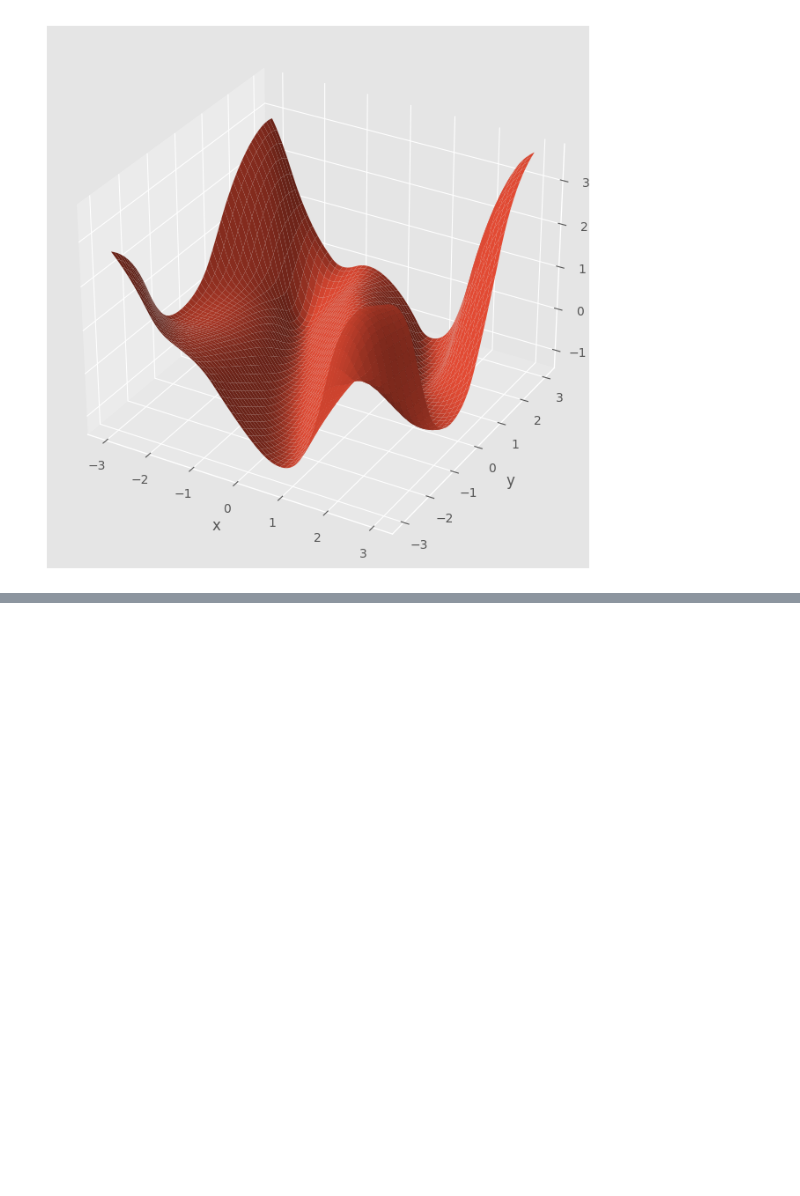
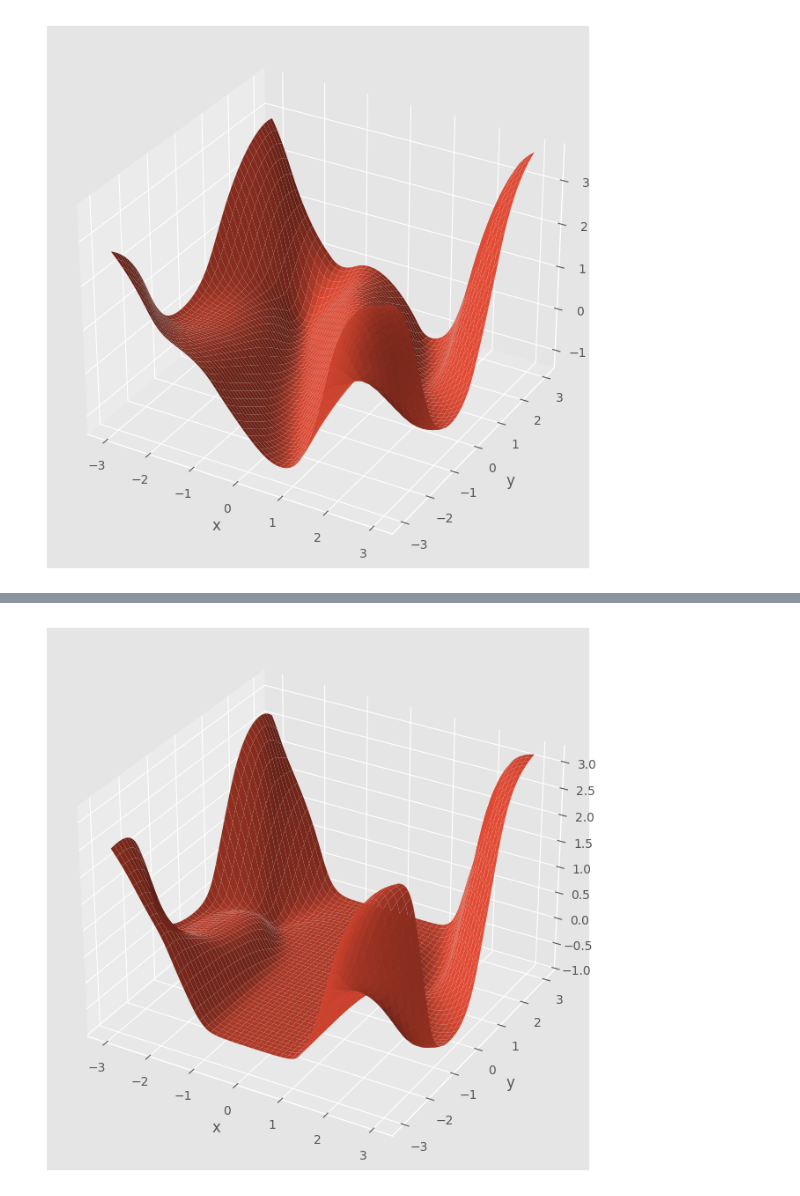
Before and after one commit to Marco-Gal/Bayesian-Neural-Network-Project, a Jupyter notebook: Multivariate Function/Multivariate Function Gaussian Network.ipynb, the cells around one changed output, grey strips where cells are left out. Cells and saved outputs as stored; diff of their text form; code cells hidden in the pictures; blank space fills up the shorter version.

```diff
--- a/Multivariate Function/Multivariate Function Gaussian Network.ipynb
+++ b/Multivariate Function/Multivariate Function Gaussian Network.ipynb
@@ -32,8 +32,8 @@ def normalised_ground_truth(x1,x2):
 
 
 def generate_dataset(size=500, noise=0.15, split=0.3):
-    x1_grid = np.linspace(-3, 3, 1000)
-    x2_grid = np.linspace(-3, 3, 1000)
+    x1_grid = np.linspace(-3, 3, 500)
+    x2_grid = np.linspace(-3, 3, 500)
     x1, x2 = np.meshgrid(x1_grid, x2_grid) # make grid
     x_grid = np.column_stack((x1.flatten(), x2.flatten())) # flatten to pass into function
     ys = normalised_ground_truth(x_grid[:, 0], x_grid[:, 1])
@@ -184,16 +330,16 @@ plt.show()
 [figure]
 # %%
 alpha_values = np.arange(0.05, 1.0, 0.05)
-num_splits = 4  # Number of train/test splits
-num_samples = 1000  # BNN posterior samples
-epochs = 100  # Training epochs
+num_splits = 1  # Number of train/test splits
+num_samples = 100  # BNN posterior samples
+epochs = 4000  # Training epochs
 mcp_results = {alpha: [] for alpha in alpha_values}  # Store MCP for each alpha
 
 mcp_values = []
 
 for _ in tqdm(range(num_splits)):
     # Generate new dataset
-    x_tr, x_te, y_tr, y_te = generate_dataset(size=600, noise=0.15, split=1/6) # 100 to train
+    x_tr, x_te, y_tr, y_te = generate_dataset(size=2000, noise=0.15, split=1/6)
     y_tr = torch.FloatTensor(y_tr).unsqueeze(-1)
     x_tr = torch.FloatTensor(x_tr)
     # Initialize a new BNN
@@ -208,13 +354,13 @@ for _ in tqdm(range(num_splits)):
         opt.step()
 
     # Compute PICP on a large test set
-    x1_grid = np.arange(-3,3,0.01)
-    x2_grid = np.arange(-3,3,0.01)
+    x1_grid = np.arange(-1,1,0.01)
+    x2_grid = np.arange(-1,1,0.01)
     x1, x2 = np.meshgrid(x1_grid, x2_grid) # make grid
     x_grid = torch.FloatTensor(np.column_stack((x1.flatten(), x2.flatten())))
     posterior_samples = bnn_model(x_grid, num_samples).detach().numpy()  # Shape: (num_samples, 1000)
 
-    true_mean = normalised_ground_truth(x_grid)  # True function values
+    true_mean = normalised_ground_truth(x_grid[0],x_grid[1])  # True function values
     noise_std = 0.15  # Known noise std
 
     for alpha in alpha_values:
@@ -235,0 +402,20 @@ for alpha in alpha_values:
+# %%
+# Plotting mean prediction
+x1_grid = np.arange(-3,3,0.01)
+x2_grid = np.arange(-3,3,0.01)
+x1, x2 = np.meshgrid(x1_grid, x2_grid) # make grid
+x_grid = torch.FloatTensor(np.column_stack((x1.flatten(), x2.flatten())))
+ys = bnn_model(x_grid, 100).mean(0).detach().numpy()
+fig = plt.figure()
+ax = fig.add_subplot(111, projection='3d')
+
+Z = ys.reshape(x1.shape)
+ax.plot_surface(x1,x2,Z)
+ax.set_xlabel('x')
+ax.set_ylabel('y')
+ax.set_zlabel('z')
+fig.set_figwidth(8)
+fig.set_figheight(8)
+plt.show()
+# %% [output]
+[figure, added]
```
Also changed, not shown: parts of 3 cells of this notebook.
